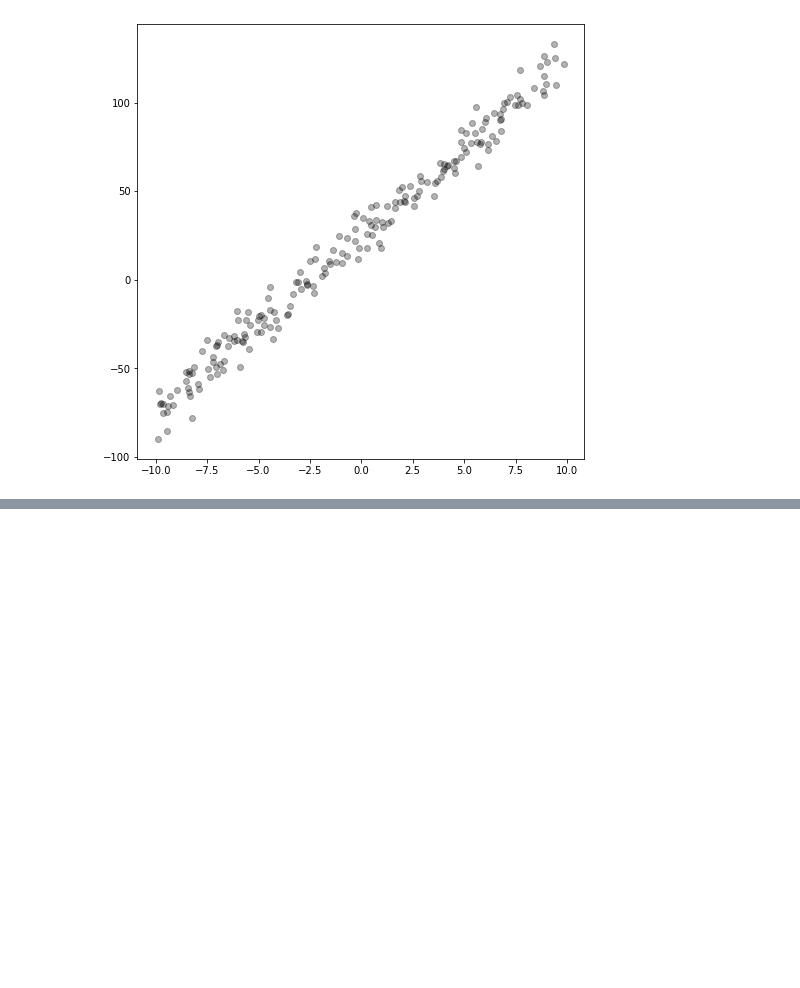
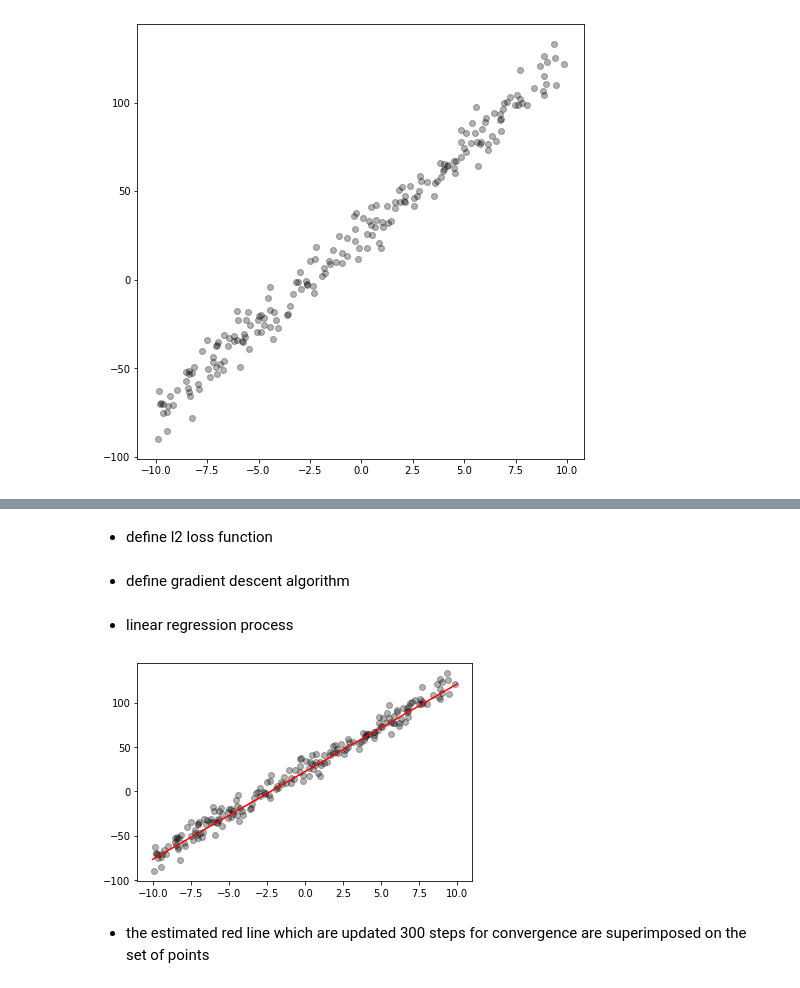
Before and after one commit to csm-kr/class_machine_learning, a Jupyter notebook: assignment03.ipynb, the cells around one changed output, grey strips where cells are left out. Drawn from its saved outputs; the diff is of its cells as text; code cells hidden in the pictures; blank space fills up the shorter version.

Commit message:
plotting the linear regression result

```diff
--- a/assignment03.ipynb
+++ b/assignment03.ipynb
@@ -20,0 +24,3 @@ plt.show()
+# %%
+def hypothesis(theta_0, theta_1, x_data):
+  return theta_0 + theta_1 * x_data
@@ -20,0 +29,49 @@ plt.show()
+# %%
+def l2_loss (h, y_data):
+  m = len(h)  # the number of sample is 200
+  ret = np.sum((h-y_data)*(h-y_data)) / (2*m)
+  return ret
+# %% [markdown]
+- define l2 loss function
+# %%
+def gradient_descent(x, y, theta_0, theta_1, learning_rate=0.01):
+  m = len(x)
+  gradient_theta_0 = np.sum(hypothesis(theta_0, theta_1, x) - y) / m
+  gradient_theta_1 = np.sum((hypothesis(theta_0, theta_1, x) - y) * x) / m
+
+  new_theta_0 = theta_0 - learning_rate * gradient_theta_0
+  new_theta_1 = theta_1 - learning_rate * gradient_theta_1
+  return new_theta_0, new_theta_1
+# %% [markdown]
+- define gradient descent algorithm
+# %%
+# initialize thetas as -30 each.
+theta_0 = -30
+theta_1 = -30
+
+theta_0_list = []
+theta_1_list = []
+loss_list = []
+
+# until converge about 300 steps
+converge_step = 300
+for i in range(converge_step):
+  h = hypothesis(theta_0, theta_1, x_data)
+
+  loss = l2_loss(h, y_data)
+  loss_list.append(loss)
+
+  theta_0_list.append(theta_0)
+  theta_1_list.append(theta_1)
+  theta_0, theta_1 = gradient_descent(x_data, y_data, theta_0, theta_1)
+# %% [markdown]
+- linear regression process
+# %%
+plt.scatter(x_data, y_data, alpha=0.3, color='k')
+# print(y_data)
+plt.plot([-10, 10], [theta_0 - 10 * theta_1, theta_0 + 10 * theta_1], c='r')
+plt.show()
+# %% [output]
+[figure, added]
+# %% [markdown]
+- the estimated red line which are updated 300 steps for convergence are superimposed on the set of points
```
Also changed, not shown: parts of 4 cells of this notebook, 1 other file.
